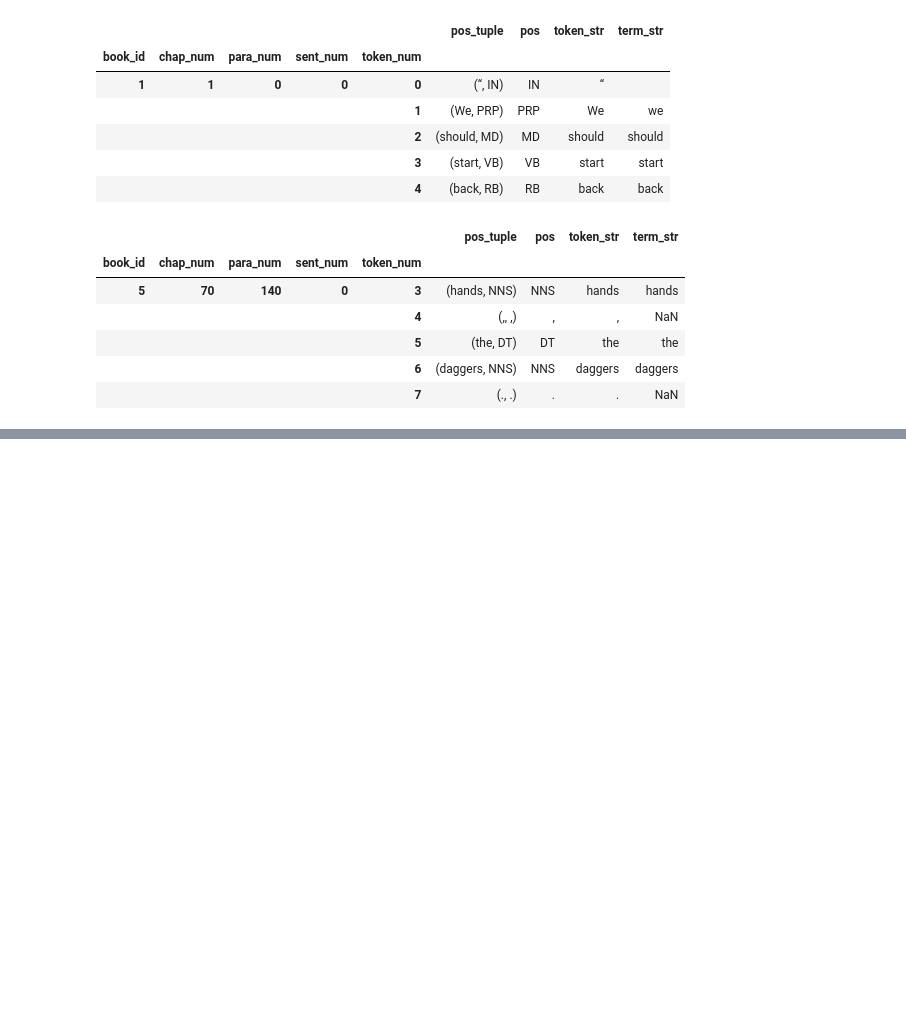
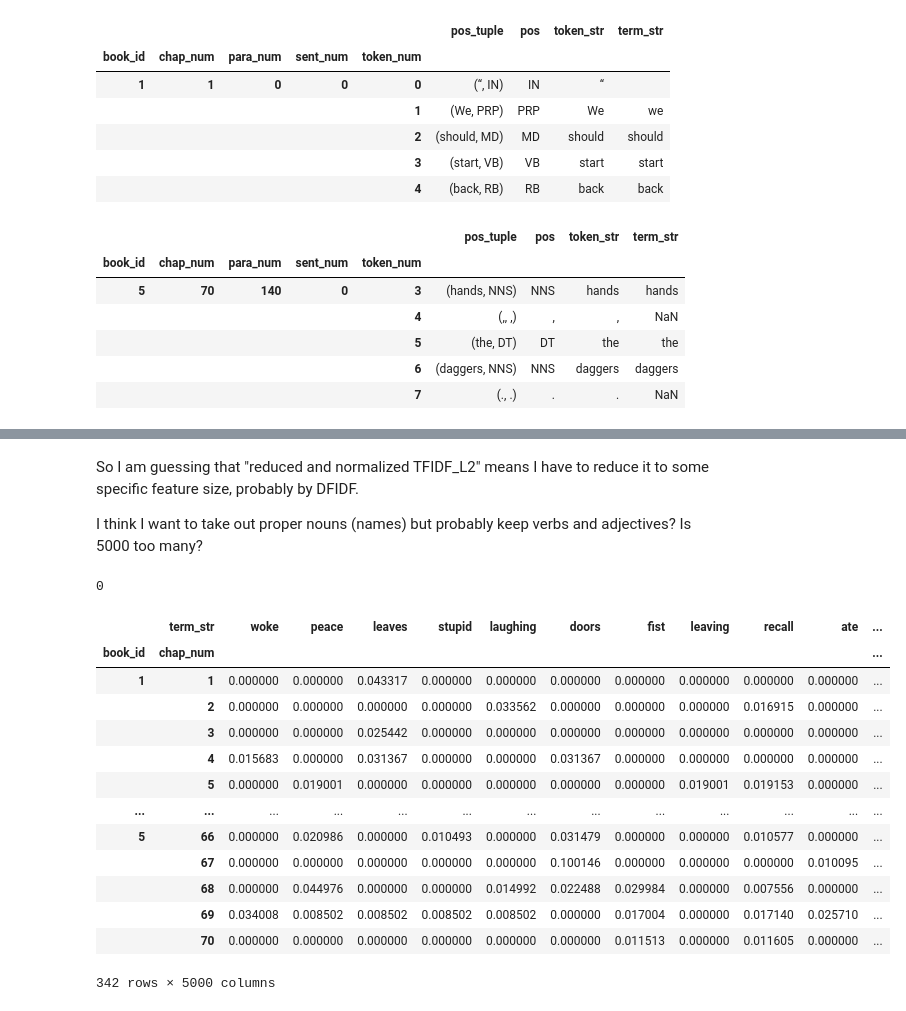
Before and after one commit to charlie-perez-35/DS5001-final, a Jupyter notebook: lib-corpus-vocab.ipynb, the cells around one changed output, grey strips where cells are left out. Saved outputs shown, nothing was run; the diff lists cells and outputs as text; code cells hidden in the pictures; blank space fills up the shorter version.

Commit message:
finished data and derived tables

```diff
--- a/lib-corpus-vocab.ipynb
+++ b/lib-corpus-vocab.ipynb
@@ -235,0 +288,15 @@ VOCAB.to_csv('data/VOCAB.csv', sep='|')
+# %%
+# now for stemming and stopwords
+
+sw = pd.DataFrame(nltk.corpus.stopwords.words('english'), columns=['term_str'])
+sw = sw.reset_index().set_index('term_str')
+sw.columns = ['dummy']
+sw.dummy = 1
+
+VOCAB['stop'] = VOCAB.index.map(sw.dummy)
+VOCAB['stop'] = VOCAB['stop'].fillna(0).astype('int')
+# %%
+from nltk.stem.porter import PorterStemmer
+stemmer1 = PorterStemmer()
+VOCAB['porter_stem'] = VOCAB.apply(lambda x: stemmer1.stem(x.name), 1)
+VOCAB.head()
@@ -235,0 +356,8 @@ VOCAB.to_csv('data/VOCAB.csv', sep='|')
+# %% [markdown]
+So I am guessing that "reduced and normalized TFIDF_L2" means I have to reduce it to some specific feature size, probably by DFIDF.
+
+I think I want to take out proper nouns (names) but probably keep verbs and adjectives? Is 5000 too many?
+# %%
+VSHORT = VOCAB[VOCAB.max_pos_group.isin(['NN', 'VB', 'JJ']) & ~VOCAB.max_pos.isin(['NNP'])].sort_values('dfidf', ascending=False).head(5000)
+
+TFIDF_5000 = TFIDF[VSHORT.index]
@@ -235,0 +366,29 @@ VOCAB.to_csv('data/VOCAB.csv', sep='|')
+# %%
+# create TFIDF_L2
+
+TFIDF_L2 = (TFIDF_5000.T / norm(TFIDF_5000, 2, axis=1)).T
+
+a = len(TFIDF_L2)
+TFIDF_L2 = TFIDF_L2.dropna()
+b = len(TFIDF_L2)
+bag_loss = a - b
+bag_loss
+# %% [output]
+0
+# %%
+TFIDF_L2
+# %% [output]
+|  | term_str | woke | peace | leaves | stupid | laughing | doors | fist | leaving | recall | ate | ... |
+| book_id | chap_num |  |  |  |  |  |  |  |  |  |  | ... |
+| 1 | 1 | 0.000000 | 0.000000 | 0.043317 | 0.000000 | 0.000000 | 0.000000 | 0.000000 | 0.000000 | 0.000000 | 0.000000 | ... |
+|  | 2 | 0.000000 | 0.000000 | 0.000000 | 0.000000 | 0.033562 | 0.000000 | 0.000000 | 0.000000 | 0.016915 | 0.000000 | ... |
+|  | 3 | 0.000000 | 0.000000 | 0.025442 | 0.000000 | 0.000000 | 0.000000 | 0.000000 | 0.000000 | 0.000000 | 0.000000 | ... |
+|  | 4 | 0.015683 | 0.000000 | 0.031367 | 0.000000 | 0.000000 | 0.031367 | 0.000000 | 0.000000 | 0.000000 | 0.000000 | ... |
+|  | 5 | 0.000000 | 0.019001 | 0.000000 | 0.000000 | 0.000000 | 0.000000 | 0.000000 | 0.019001 | 0.019153 | 0.000000 | ... |
+| ... | ... | ... | ... | ... | ... | ... | ... | ... | ... | ... | ... | ... |
+| 5 | 66 | 0.000000 | 0.020986 | 0.000000 | 0.010493 | 0.000000 | 0.031479 | 0.000000 | 0.000000 | 0.010577 | 0.000000 | ... |
+|  | 67 | 0.000000 | 0.000000 | 0.000000 | 0.000000 | 0.000000 | 0.100146 | 0.000000 | 0.000000 | 0.000000 | 0.010095 | ... |
+|  | 68 | 0.000000 | 0.044976 | 0.000000 | 0.000000 | 0.014992 | 0.022488 | 0.029984 | 0.000000 | 0.007556 | 0.000000 | ... |
+|  | 69 | 0.034008 | 0.008502 | 0.008502 | 0.008502 | 0.008502 | 0.000000 | 0.017004 | 0.000000 | 0.017140 | 0.025710 | ... |
+|  | 70 | 0.000000 | 0.000000 | 0.000000 | 0.000000 | 0.000000 | 0.000000 | 0.011513 | 0.000000 | 0.011605 | 0.000000 | ... |
+342 rows × 5000 columns
```
Also changed, not shown: parts of 18 cells of this notebook, 9 other files.
